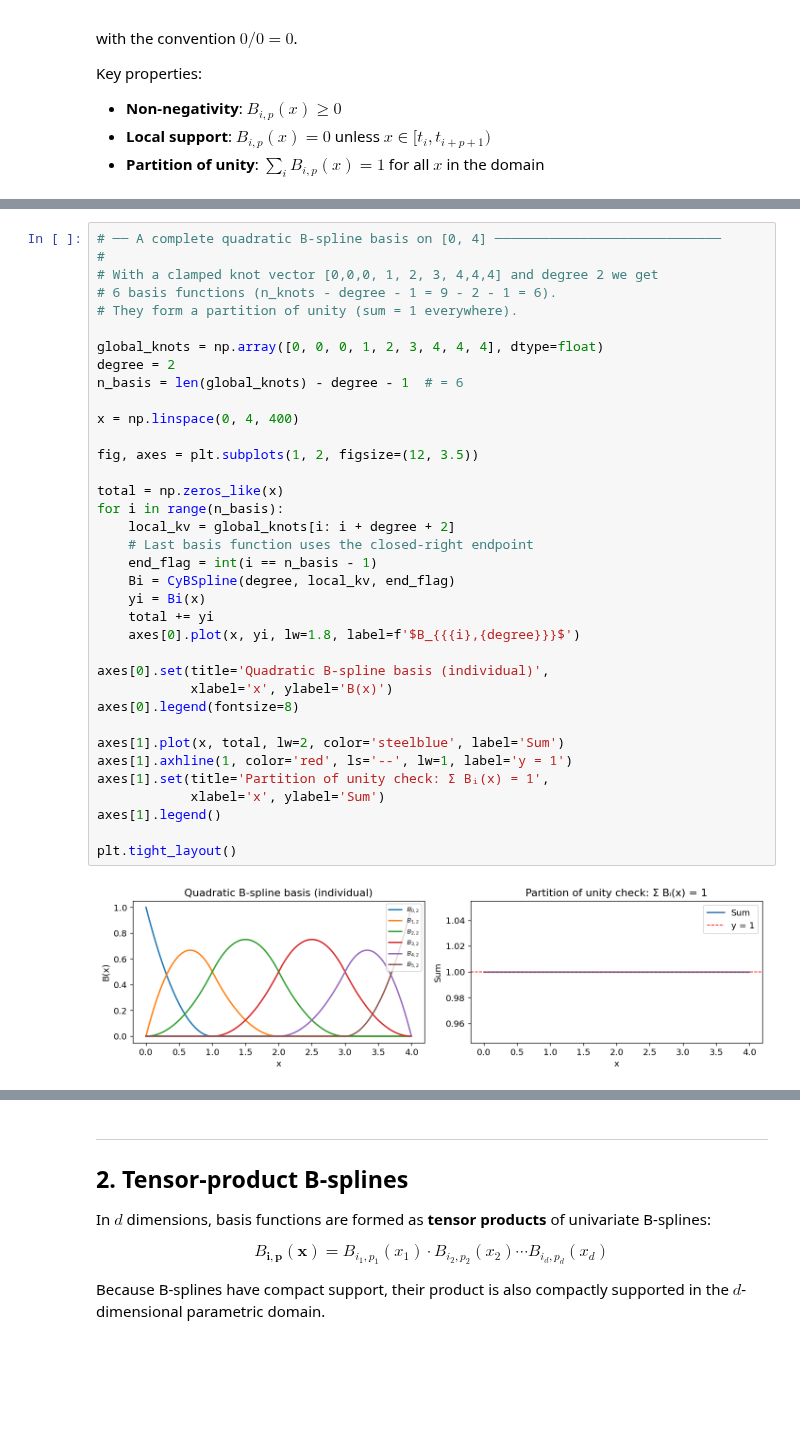
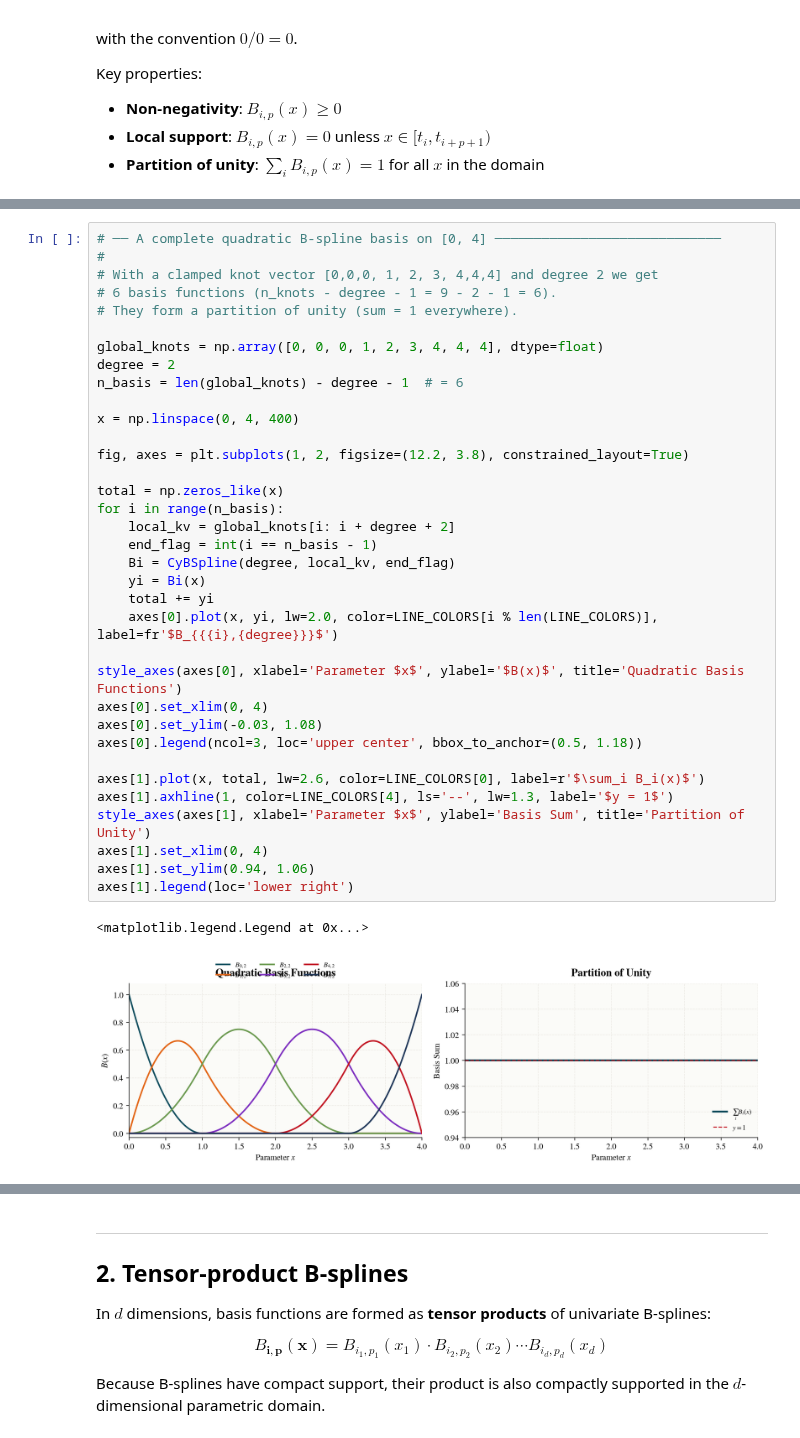
Before and after one commit to VhI3/THBSplines, a Jupyter notebook: notebooks/THBSplines_tutorial.ipynb, the cells around one changed output, grey strips where cells are left out. Cells and saved outputs as stored; diff of their text form; blank space fills up the shorter version.

```diff
--- a/notebooks/THBSplines_tutorial.ipynb
+++ b/notebooks/THBSplines_tutorial.ipynb
@@ -88,41 +156,41 @@ plt.tight_layout()
 # %%
 # ── A complete quadratic B-spline basis on [0, 4] ─────────────────────────────
 #
 # With a clamped knot vector [0,0,0, 1, 2, 3, 4,4,4] and degree 2 we get
 # 6 basis functions (n_knots - degree - 1 = 9 - 2 - 1 = 6).
 # They form a partition of unity (sum = 1 everywhere).
 
 global_knots = np.array([0, 0, 0, 1, 2, 3, 4, 4, 4], dtype=float)
 degree = 2
 n_basis = len(global_knots) - degree - 1  # = 6
 
 x = np.linspace(0, 4, 400)
 
-fig, axes = plt.subplots(1, 2, figsize=(12, 3.5))
+fig, axes = plt.subplots(1, 2, figsize=(12.2, 3.8), constrained_layout=True)
 
 total = np.zeros_like(x)
 for i in range(n_basis):
     local_kv = global_knots[i: i + degree + 2]
-    # Last basis function uses the closed-right endpoint
     end_flag = int(i == n_basis - 1)
     Bi = CyBSpline(degree, local_kv, end_flag)
     yi = Bi(x)
     total += yi
-    axes[0].plot(x, yi, lw=1.8, label=f'$B_{{{i},{degree}}}$')
+    axes[0].plot(x, yi, lw=2.0, color=LINE_COLORS[i % len(LINE_COLORS)], label=fr'$B_{{{i},{degree}}}$')
 
-axes[0].set(title='Quadratic B-spline basis (individual)',
-            xlabel='x', ylabel='B(x)')
-axes[0].legend(fontsize=8)
+style_axes(axes[0], xlabel='Parameter $x$', ylabel='$B(x)$', title='Quadratic Basis Functions')
+axes[0].set_xlim(0, 4)
+axes[0].set_ylim(-0.03, 1.08)
+axes[0].legend(ncol=3, loc='upper center', bbox_to_anchor=(0.5, 1.18))
 
-axes[1].plot(x, total, lw=2, color='steelblue', label='Sum')
-axes[1].axhline(1, color='red', ls='--', lw=1, label='y = 1')
-axes[1].set(title='Partition of unity check: Σ Bᵢ(x) = 1',
-            xlabel='x', ylabel='Sum')
-axes[1].legend()
-
-plt.tight_layout()
+axes[1].plot(x, total, lw=2.6, color=LINE_COLORS[0], label=r'$\sum_i B_i(x)$')
+axes[1].axhline(1, color=LINE_COLORS[4], ls='--', lw=1.3, label='$y = 1$')
+style_axes(axes[1], xlabel='Parameter $x$', ylabel='Basis Sum', title='Partition of Unity')
+axes[1].set_xlim(0, 4)
+axes[1].set_ylim(0.94, 1.06)
+axes[1].legend(loc='lower right')
 # %% [output]
+<matplotlib.legend.Legend at 0x...>
-[figure, old version]
+[figure, new version]
 # %%
 # ── First derivative of a B-spline ────────────────────────────────────────────
 #
```
Also changed, not shown: parts of 13 cells of this notebook, 8 other files.
